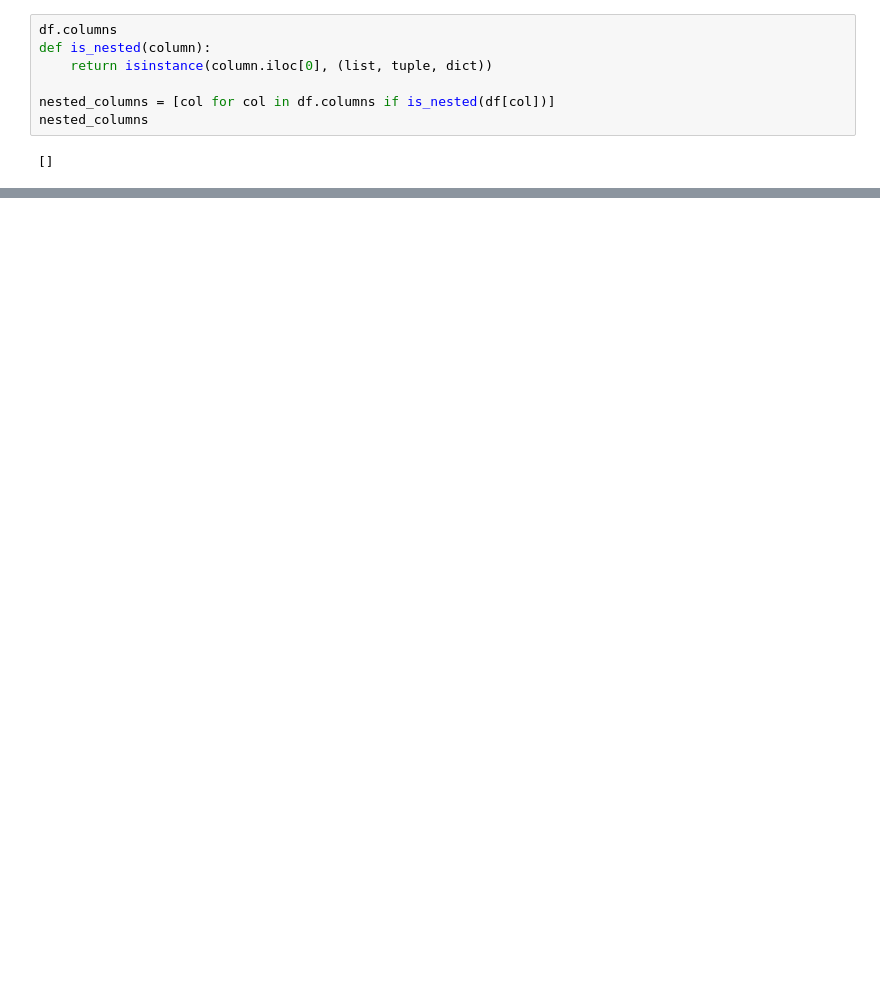
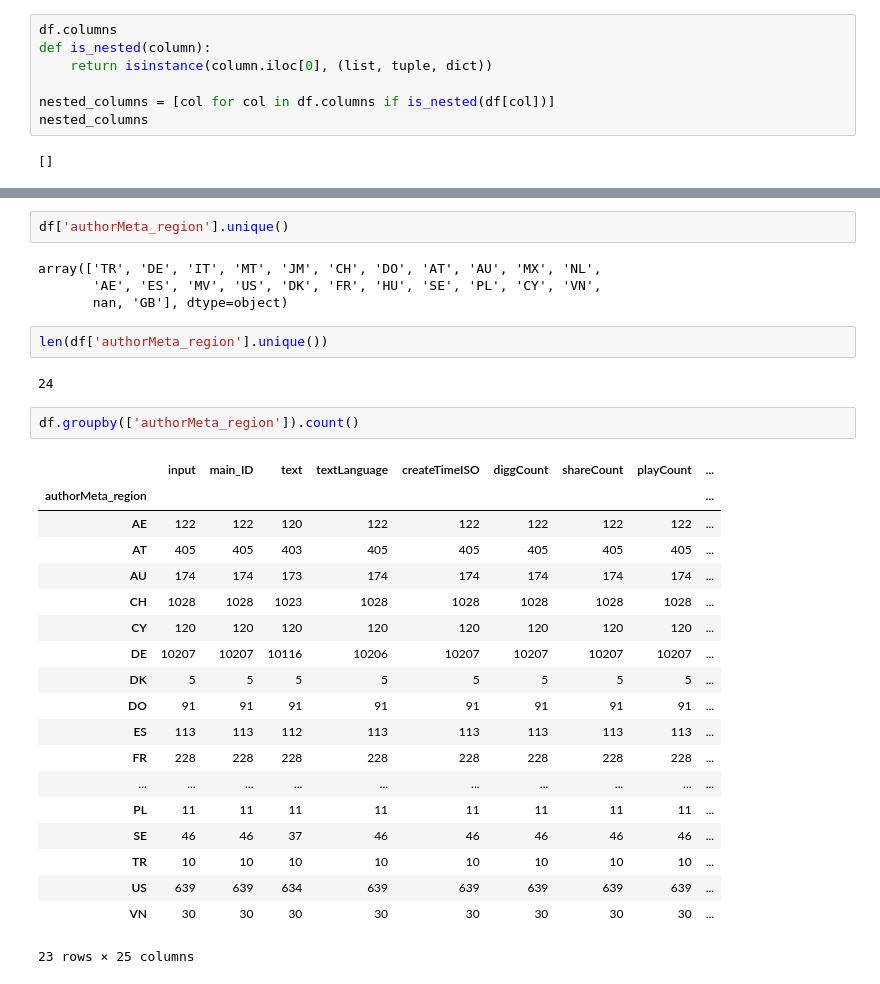
Before and after one commit to Hannah1171/skincare_analysis, a Jupyter notebook: data_exploration/profile_posts_analysis.ipynb, the cells around one changed output, grey strips where cells are left out. Drawn from its saved outputs; the diff is of its cells as text; blank space fills up the shorter version.

```diff
--- a/data_exploration/profile_posts_analysis.ipynb
+++ b/data_exploration/profile_posts_analysis.ipynb
@@ -49,0 +325,32 @@ KeyError: 4491398784
+# %%
+df['authorMeta_region'].unique()
+# %% [output]
+array(['TR', 'DE', 'IT', 'MT', 'JM', 'CH', 'DO', 'AT', 'AU', 'MX', 'NL',
+       'AE', 'ES', 'MV', 'US', 'DK', 'FR', 'HU', 'SE', 'PL', 'CY', 'VN',
+       nan, 'GB'], dtype=object)
+# %%
+len(df['authorMeta_region'].unique())
+# %% [output]
+24
+# %%
+df.groupby(['authorMeta_region']).count()
+# %% [output]
+|  | input | main_ID | text | textLanguage | createTimeISO | diggCount | shareCount | playCount | ... |
+| authorMeta_region |  |  |  |  |  |  |  |  | ... |
+| AE | 122 | 122 | 120 | 122 | 122 | 122 | 122 | 122 | ... |
+| AT | 405 | 405 | 403 | 405 | 405 | 405 | 405 | 405 | ... |
+| AU | 174 | 174 | 173 | 174 | 174 | 174 | 174 | 174 | ... |
+| CH | 1028 | 1028 | 1023 | 1028 | 1028 | 1028 | 1028 | 1028 | ... |
+| CY | 120 | 120 | 120 | 120 | 120 | 120 | 120 | 120 | ... |
+| DE | 10207 | 10207 | 10116 | 10206 | 10207 | 10207 | 10207 | 10207 | ... |
+| DK | 5 | 5 | 5 | 5 | 5 | 5 | 5 | 5 | ... |
+| DO | 91 | 91 | 91 | 91 | 91 | 91 | 91 | 91 | ... |
+| ES | 113 | 113 | 112 | 113 | 113 | 113 | 113 | 113 | ... |
+| FR | 228 | 228 | 228 | 228 | 228 | 228 | 228 | 228 | ... |
+| ... | ... | ... | ... | ... | ... | ... | ... | ... | ... |
+| PL | 11 | 11 | 11 | 11 | 11 | 11 | 11 | 11 | ... |
+| SE | 46 | 46 | 37 | 46 | 46 | 46 | 46 | 46 | ... |
+| TR | 10 | 10 | 10 | 10 | 10 | 10 | 10 | 10 | ... |
+| US | 639 | 639 | 634 | 639 | 639 | 639 | 639 | 639 | ... |
+| VN | 30 | 30 | 30 | 30 | 30 | 30 | 30 | 30 | ... |
+23 rows × 25 columns
```
Also changed, not shown: parts of 27 cells of this notebook.
